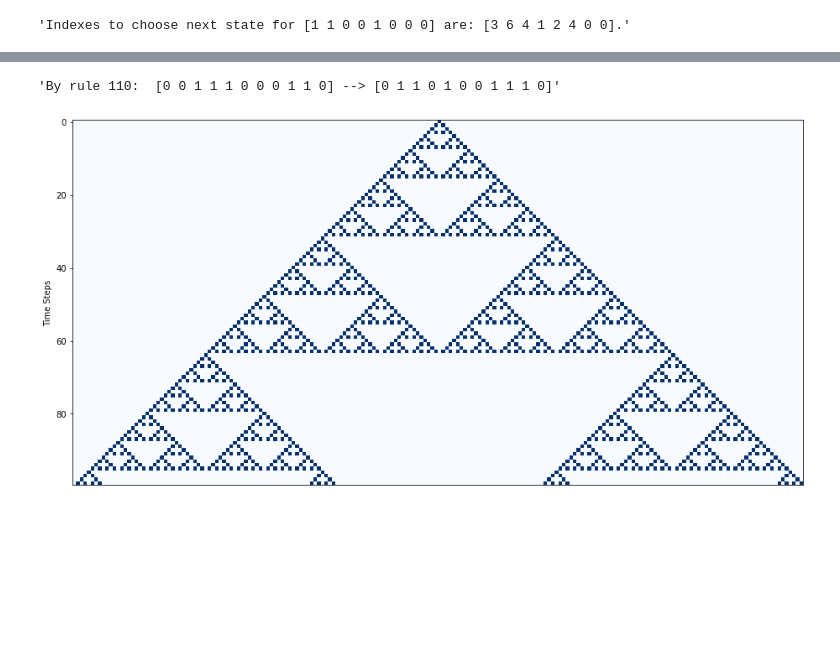
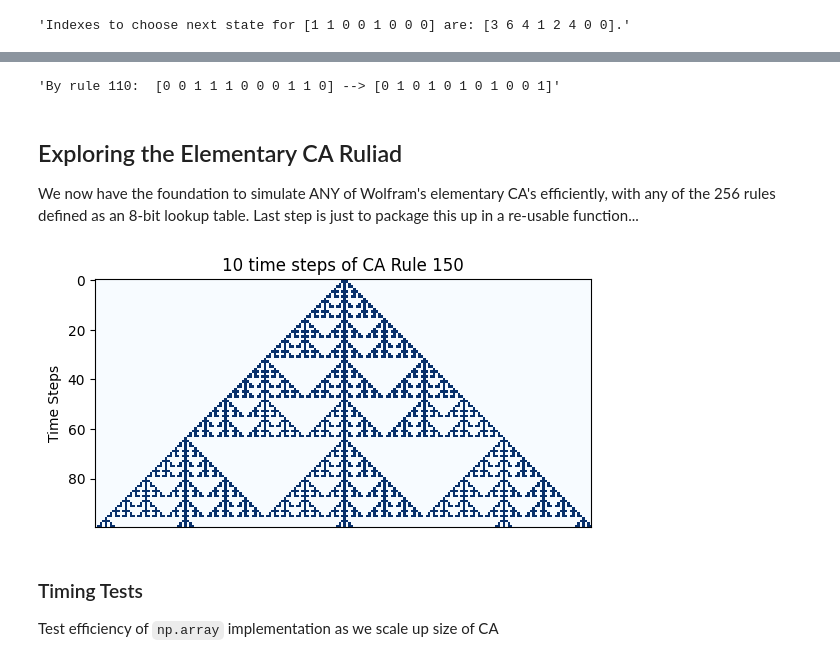
Before and after one commit to powderflask/cap-comp215, a Jupyter notebook: lessons/week05-CA-1D.ipynb, the cells around one changed output, grey strips where cells are left out. Cells and saved outputs as stored; diff of their text form; code cells hidden in the pictures; blank space fills up the shorter version.

```diff
--- a/lessons/week05-CA-1D.ipynb
+++ b/lessons/week05-CA-1D.ipynb
@@ -253,0 +256,3 @@ f"The Elementary CA's are named: {rule_names[:5]}...{rule_names[-5:]}"
+# %%
+rule = (0, 1, 1, 0, 1, 0, 0, 1)
+print(f'The "sum(neighbours) mod 2" rule is CA rule #{bin_to_dec1(rule[::-1])}')
@@ -314,15 +425,13 @@ Thus, in `numpy` this operation is named **[correlate](https://numpy.org/doc/sta
 # %%
-def rule_indexes(state):
-    """ Return vector of rule indexes - one index for each 3-cell neighbourhood in CA state vector. """
-    indexes = [ bin_to_dec(neighbourhood) for neighbourhood in (state[i-1:i+2] for i in range(1,len(state)-1)) ]
-    # "Pad"" the CA edges to mitigate edge effects
-    indexes.insert(0, bin_to_dec((0, state[0], state[1])))
-    indexes.append(bin_to_dec((state[-2], state[-1], 0)))
-    return np.array(indexes)
+def get_rule_indexes(state):
+    """ Return vector of rule indexes - one index for each 3-cell neighbourhood in the CA state vector. """
+    # numpy's version of the "sliding dot product" algorithm;
+    # "pad" ends of state array with extra 0 cell to mitigate edge effects
+    return np.correlate(np.pad(state, 1, mode='constant'), POWERS_OF_2, mode='valid')
 
-assert all( rule_indexes(np.array([1,1,0,0,1,0,0,0])) == [3, 6, 4, 1, 2, 4, 0, 0] )
+assert all( get_rule_indexes(np.array([1,1,0,0,1,0,0,0])) == [3, 6, 4, 1, 2, 4, 0, 0] )
 
 ca_state = np.array([1,1,0,0,1,0,0,0])
-f'Indexes to choose next state for {ca_state} are: {rule_indexes(ca_state)}.'
+f'Indexes to choose next state for {ca_state} are: {get_rule_indexes(ca_state)}.'
 # %% [output]
 'Indexes to choose next state for [1 1 0 0 1 0 0 0] are: [3 6 4 1 2 4 0 0].'
@@ -334,34 +444,36 @@ f'Indexes to choose next state for {ca_state} are: {rule_indexes(ca_state)}.'
 # %%
-def transition(state, rule):
-    """ return a np.array for the state transition for given CA under the given 8-bit rule """
-    indexes = rule_indexes(state)
-    next_state = [rule[i] for i in indexes]
-    return np.array(next_state)
+def ca_step(state, rule):
+    """ Return the vector resulting from a transition of given CA state under the given 8-bit rule """
+    indexes = get_rule_indexes(state)
+    return rule[indexes]  # "vector indexing" replaces: [rule[i] for i in indexes]
 
-rule_110 = (0,1,1,0,1,1,1,0)[::-1]
-assert all( transition(np.array((0,0,1,1,1,0,0,0,1,1,0)), rule_110) == (0,1,1,0,1,0,0,1,1,1,0))
+rule_150 = np.array((1,0,0,1,0,1,1,0)[::-1])
 
 ca_state = np.array((0,0,1,1,1,0,0,0,1,1,0))
-f'By rule 110:  {ca_state} --> {transition(ca_state, rule_110)}'
+f'By rule 110:  {ca_state} --> {ca_step(ca_state, rule_150)}'
 # %% [output]
-'By rule 110:  [0 0 1 1 1 0 0 0 1 1 0] --> [0 1 1 0 1 0 0 1 1 1 0]'
+'By rule 110:  [0 0 1 1 1 0 0 0 1 1 0] --> [0 1 0 1 0 1 0 1 0 0 1]'
+# %% [markdown]
+## Exploring the Elementary CA Ruliad
+ We now have the foundation to simulate ANY of Wolfram's elementary CA's efficiently, with any of the 256 rules defined as an 8-bit lookup table.
+Last step is just to package this up in a re-usable function...
 # %%
 def simulate_ca(n_cells, n_steps, rule):
     """
     Generate "classic" Elementary CA with given number of cells,
     simulating progression of given rule for the given number of time steps.
     return a 2D array with CA state for 1 time step in each row.
     """
     array = np.zeros((n_steps, n_cells), dtype=np.uint8)  # an array of cells for each timestep
-    array[0, n_cells//2] = 1                                  # place a 1 in middle of initial state
+    array[0, n_cells//2] = 1                              # place a 1 in middle of initial state
     for t in range(1, n_steps):
-        array[t] = transition(array[t-1], rule)
+        array[t] = ca_step(array[t-1], rule)
     return array
 
-
-rule_90 = [0,1,0,1,1,0,1,0][::-1]
-ca_timesteps = simulate_ca(200, 100, rule_90)
-plt.subplots(figsize=(16, 8))  # set the size of the plot -- experiment a bit to see what this does.
-plot_ca(ca_timesteps)
+ca_timesteps = simulate_ca(200, 100, rule_150)
+plot_ca(ca_timesteps, title=f'{n_steps} time steps of CA Rule 150')
 # %% [output]
-[figure, old version]
+[figure, new version]
+# %% [markdown]
+### Timing Tests
+Test efficiency of `np.array` implementation as we scale up size of CA
```
Also changed, not shown: parts of 52 cells of this notebook, 1 other file.
